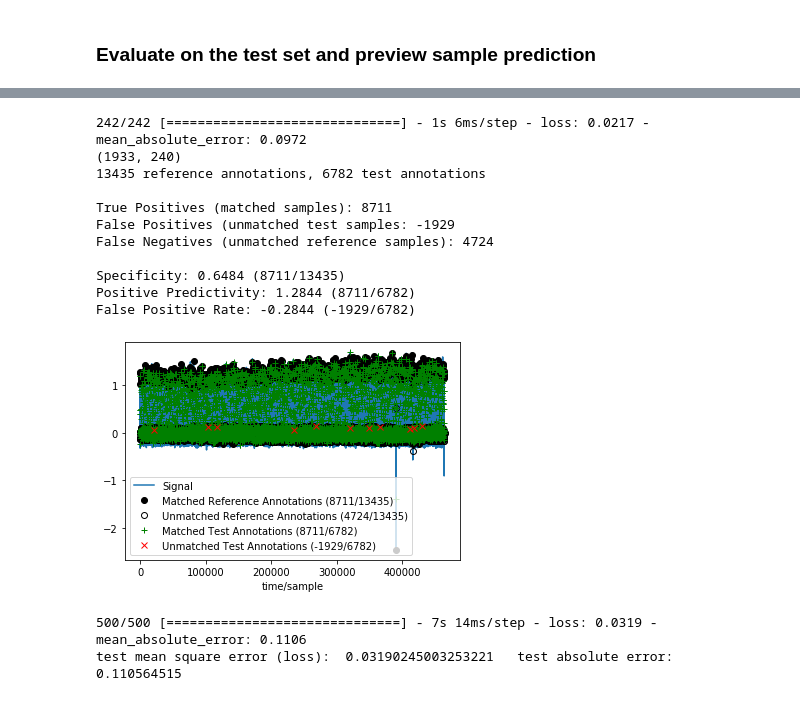
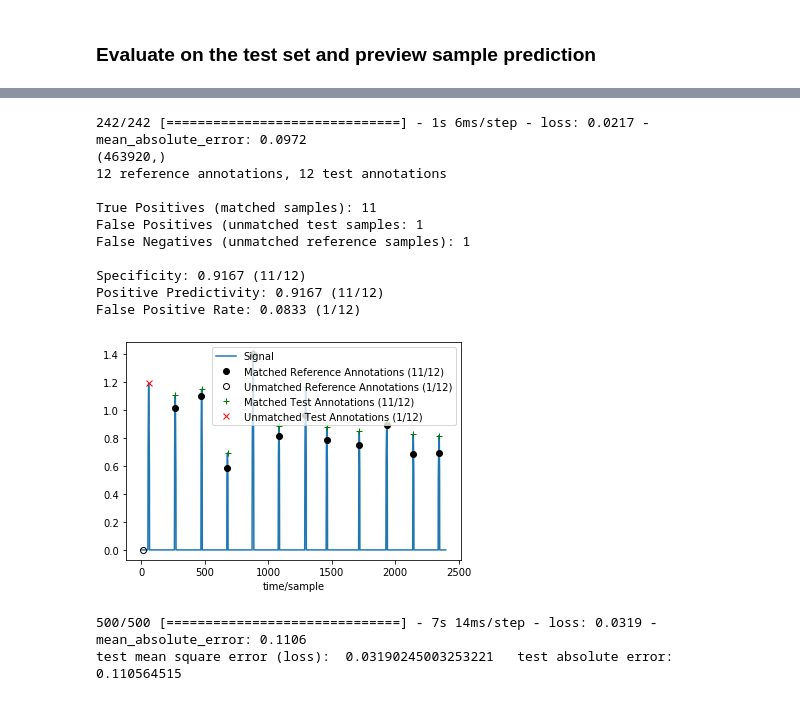
Before and after one commit to jells123/QRS-Detection, a Jupyter notebook: QRS-detectors.ipynb, the cells around one changed output, grey strips where cells are left out. Drawn from its saved outputs; the diff is of its cells as text; code cells hidden in the pictures.

Commit message:
Add threshold and fix radius

```diff
--- a/QRS-detectors.ipynb
+++ b/QRS-detectors.ipynb
@@ -372,46 +377,50 @@ def getNextFragment(data, fsize):
 def padEnds(signals, batchSize, seqL, ninputs):
     n = signals.shape[1]
     batchWindowSize = batchSize * seqL * ninputs
     batches_n = int(np.ceil(n / batchWindowSize))
 
     new_signals = np.pad(signals, ((0,0), (0, batchWindowSize - n % batchWindowSize)), mode='constant', constant_values=(0.0))
     return new_signals, int(new_signals.shape[1] / batchWindowSize)
 
 file = test_data[0, :]
 new_f, num_steps = padEnds(file, batchSize, seqL, ninputs)
 test = tf.data.Dataset.from_generator(lambda : getNextFragment(file, seqL*ninputs),
                                            (tf.float32, tf.float32),
                                            (tf.TensorShape([2, seqL*ninputs]),
                                             tf.TensorShape([seqL*ninputs,])))
 batchSize = 8
 test = test.batch(batchSize)
 
 out = ffwdModel.evaluate(test, steps=num_steps)
 prediction = ffwdModel.predict(test, steps=num_steps)
+
+prediction = prediction.reshape(-1)
+prediction[prediction < 0.5] = 0.0
+
 print(prediction.shape)
 
 # targ_in =  processing.find_local_peaks(sig=np.concatenate(new_f[2, :]), radius=30)
-targ_in =  processing.find_local_peaks(sig=new_f[2, :], radius=30)
 
-out_peaks = processing.find_local_peaks(sig=prediction.reshape(-1), radius=30)
-signal_input_channel_ii = new_f[0,:]
+targ_in =  processing.find_local_peaks(sig=new_f[2, :2400], radius=150)
+out_peaks = processing.find_local_peaks(sig=prediction[:2400], radius=150)
+signal_input_channel_ii = new_f[0,:1200]
 
-comparitor = processing.compare_annotations(targ_in, out_peaks, seqL*ninputs, signal_input_channel_ii)
+comparitor = processing.compare_annotations(targ_in, out_peaks, int(0.1*seqL*ninputs), prediction[:2400])
 comparitor.print_summary()
 comparitor.plot()
 # %% [output]
 242/242 [==============================] - 1s 6ms/step - loss: 0.0217 - mean_absolute_error: 0.0972
-(1933, 240)
-13435 reference annotations, 6782 test annotations
+(463920,)
+12 reference annotations, 12 test annotations
 
-True Positives (matched samples): 8711
-False Positives (unmatched test samples: -1929
-False Negatives (unmatched reference samples): 4724
+True Positives (matched samples): 11
+False Positives (unmatched test samples: 1
+False Negatives (unmatched reference samples): 1
 
-Specificity: 0.6484 (8711/13435)
-Positive Predictivity: 1.2844 (8711/6782)
-False Positive Rate: -0.2844 (-1929/6782)
+Specificity: 0.9167 (11/12)
+Positive Predictivity: 0.9167 (11/12)
+False Positive Rate: 0.0833 (1/12)
-[figure, old version]
+[figure, new version]
 # %%
 out = ffwdModel.evaluate(testData, steps=500)
 print('test mean square error (loss): ', out[0], '  test absolute error: ', out[1])
```
Also changed, not shown: parts of 5 cells of this notebook.
